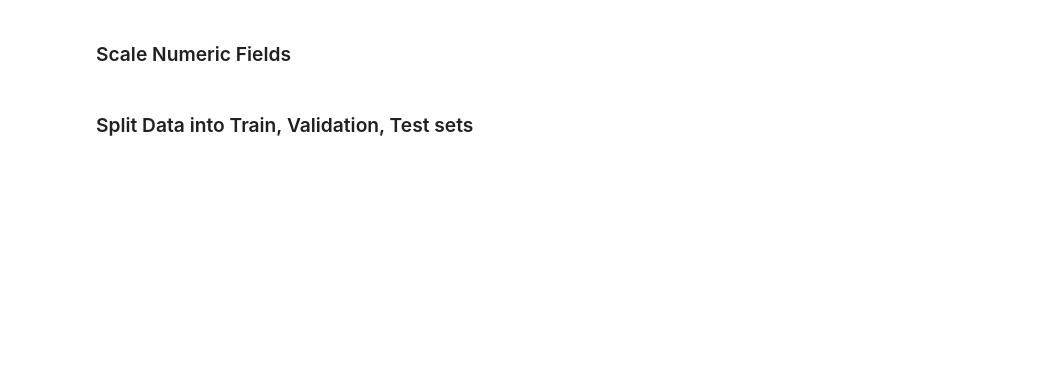
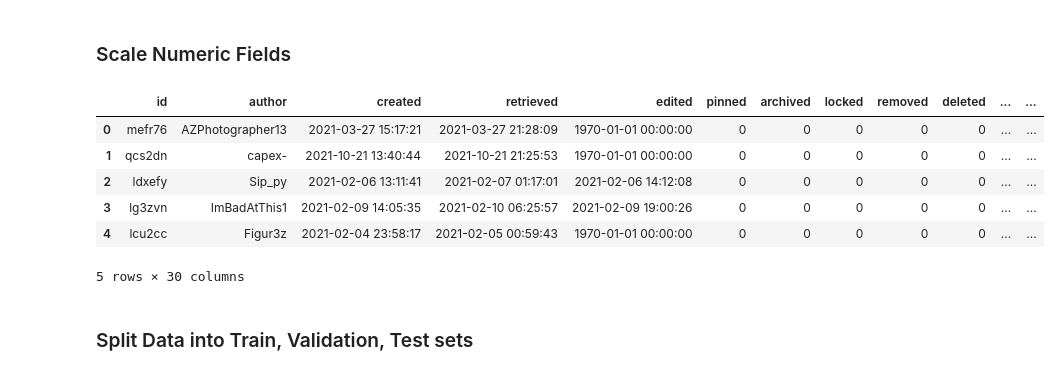
Before and after one commit to rreuther8-berkeley/UCB_207_sec01_fin_nlp, a Jupyter notebook: data_cleaning.ipynb, the cells around one changed output. Cells and saved outputs as stored; diff of their text form; code cells hidden in the pictures; blank space fills up the shorter version.

```diff
--- a/data_cleaning.ipynb
+++ b/data_cleaning.ipynb
@@ -62,7 +62,9 @@ df_full_raw = read_files(file_links)
 np.random.seed(42)
 indices = np.arange(len(df_full_raw))
 shuffled_indices = np.random.permutation(indices)
+
 df_full = df_full_raw.iloc[shuffled_indices]
+df = df_full.copy()
 # %% [markdown]
 # Examine Data for Cleaning
 # %%
@@ -301,8 +417,9 @@ def scale_numeric_fields(scaler, df, scaling_fields):
 
     df_scaled_values = scaler.fit_transform(df[scaling_fields].values)
     df_scaled = pd.DataFrame(df_scaled_values, columns=scaling_fields)
+    df_scaled = df_scaled.add_suffix('_std', axis=1)
 
-    df_std = pd.concat((df[non_scaling_fields].reset_index(drop=True), df_scaled), axis=1)
+    df_std = pd.concat((df.reset_index(drop=True), df_scaled), axis=1)
 
     return df_std
 # %%
@@ -311,6 +428,16 @@ scaling_fields=['upvote_ratio','score','gilded','total_awards_received','num_com
 scaler = StandardScaler()
 
 df_full = scale_numeric_fields(scaler, df_full, scaling_fields)
+# %%
+df_full.iloc[:5]
+# %% [output]
+|  | id | author | created | retrieved | edited | pinned | archived | locked | removed | deleted | ... | ... |
+| 0 | mefr76 | AZPhotographer13 | 2021-03-27 15:17:21 | 2021-03-27 21:28:09 | 1970-01-01 00:00:00 | 0 | 0 | 0 | 0 | 0 | ... | ... |
+| 1 | qcs2dn | capex- | 2021-10-21 13:40:44 | 2021-10-21 21:25:53 | 1970-01-01 00:00:00 | 0 | 0 | 0 | 0 | 0 | ... | ... |
+| 2 | ldxefy | Sip_py | 2021-02-06 13:11:41 | 2021-02-07 01:17:01 | 2021-02-06 14:12:08 | 0 | 0 | 0 | 0 | 0 | ... | ... |
+| 3 | lg3zvn | ImBadAtThis1 | 2021-02-09 14:05:35 | 2021-02-10 06:25:57 | 2021-02-09 19:00:26 | 0 | 0 | 0 | 0 | 0 | ... | ... |
+| 4 | lcu2cc | Figur3z | 2021-02-04 23:58:17 | 2021-02-05 00:59:43 | 1970-01-01 00:00:00 | 0 | 0 | 0 | 0 | 0 | ... | ... |
+5 rows × 30 columns
 # %% [markdown]
 ### Split Data into Train, Validation, Test sets
 # %%
```
Also changed, not shown: parts of 27 cells of this notebook, 7 other files.
